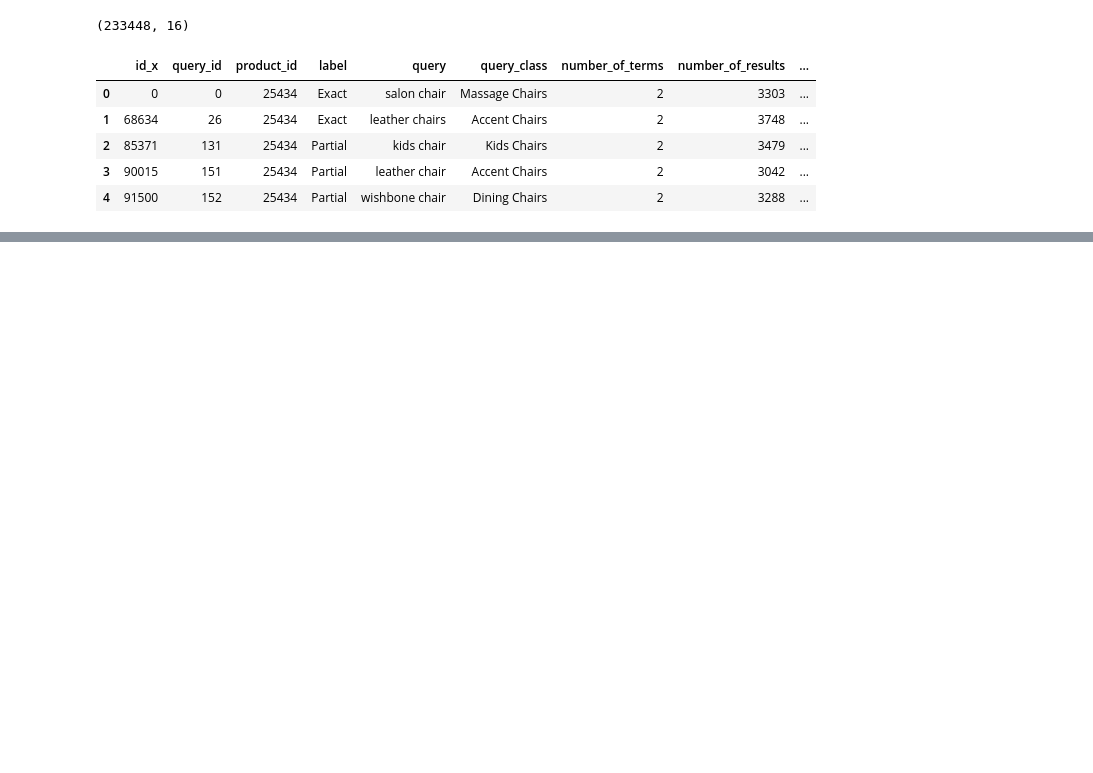
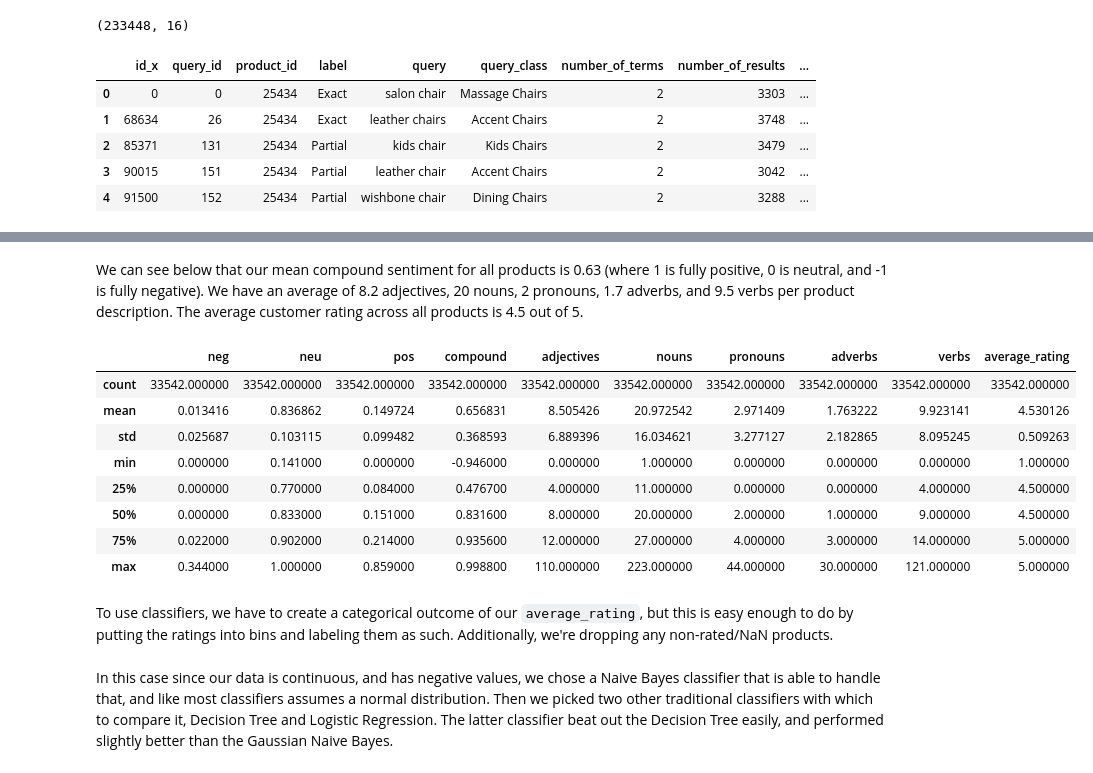
Before and after one commit to jforster19/Data620, a Jupyter notebook: Final Project.ipynb, the cells around one changed output, grey strips where cells are left out. Saved outputs shown, nothing was run; the diff lists cells and outputs as text; code cells hidden in the pictures; blank space fills up the shorter version.

```diff
--- a/Final Project.ipynb
+++ b/Final Project.ipynb
@@ -202,0 +377,16 @@ full_df.head()
+# %% [markdown]
+We can see below that our mean compound sentiment for all products is 0.63 (where 1 is fully positive, 0 is neutral, and -1 is fully negative). We have an average of 8.2 adjectives, 20 nouns, 2 pronouns, 1.7 adverbs, and 9.5 verbs per product description. The average customer rating across all products is 4.5 out of 5.
+# %%
+sent_pos_product.describe()
+# %% [output]
+|  | neg | neu | pos | compound | adjectives | nouns | pronouns | adverbs | verbs | average_rating |
+| count | 33542.000000 | 33542.000000 | 33542.000000 | 33542.000000 | 33542.000000 | 33542.000000 | 33542.000000 | 33542.000000 | 33542.000000 | 33542.000000 |
+| mean | 0.013416 | 0.836862 | 0.149724 | 0.656831 | 8.505426 | 20.972542 | 2.971409 | 1.763222 | 9.923141 | 4.530126 |
+| std | 0.025687 | 0.103115 | 0.099482 | 0.368593 | 6.889396 | 16.034621 | 3.277127 | 2.182865 | 8.095245 | 0.509263 |
+| min | 0.000000 | 0.141000 | 0.000000 | -0.946000 | 0.000000 | 1.000000 | 0.000000 | 0.000000 | 0.000000 | 1.000000 |
+| 25% | 0.000000 | 0.770000 | 0.084000 | 0.476700 | 4.000000 | 11.000000 | 0.000000 | 0.000000 | 4.000000 | 4.500000 |
+| 50% | 0.000000 | 0.833000 | 0.151000 | 0.831600 | 8.000000 | 20.000000 | 2.000000 | 1.000000 | 9.000000 | 4.500000 |
+| 75% | 0.022000 | 0.902000 | 0.214000 | 0.935600 | 12.000000 | 27.000000 | 4.000000 | 3.000000 | 14.000000 | 5.000000 |
+| max | 0.344000 | 1.000000 | 0.859000 | 0.998800 | 110.000000 | 223.000000 | 44.000000 | 30.000000 | 121.000000 | 5.000000 |
+# %% [markdown]
+To use classifiers, we have to create a categorical outcome of our `average_rating`, but this is easy enough to do by putting the ratings into bins and labeling them as such. Additionally, we're dropping any non-rated/NaN products.
@@ -202,0 +398,2 @@ full_df.head()
+# %% [markdown]
+In this case since our data is continuous, and has negative values, we chose a Naive Bayes classifier that is able to handle that, and like most classifiers assumes a normal distribution. Then we picked two other traditional classifiers with which to compare it, Decision Tree and Logistic Regression. The latter classifier beat out the Decision Tree easily, and performed slightly better than the Gaussian Naive Bayes.
```
Also changed, not shown: parts of 27 cells of this notebook.
